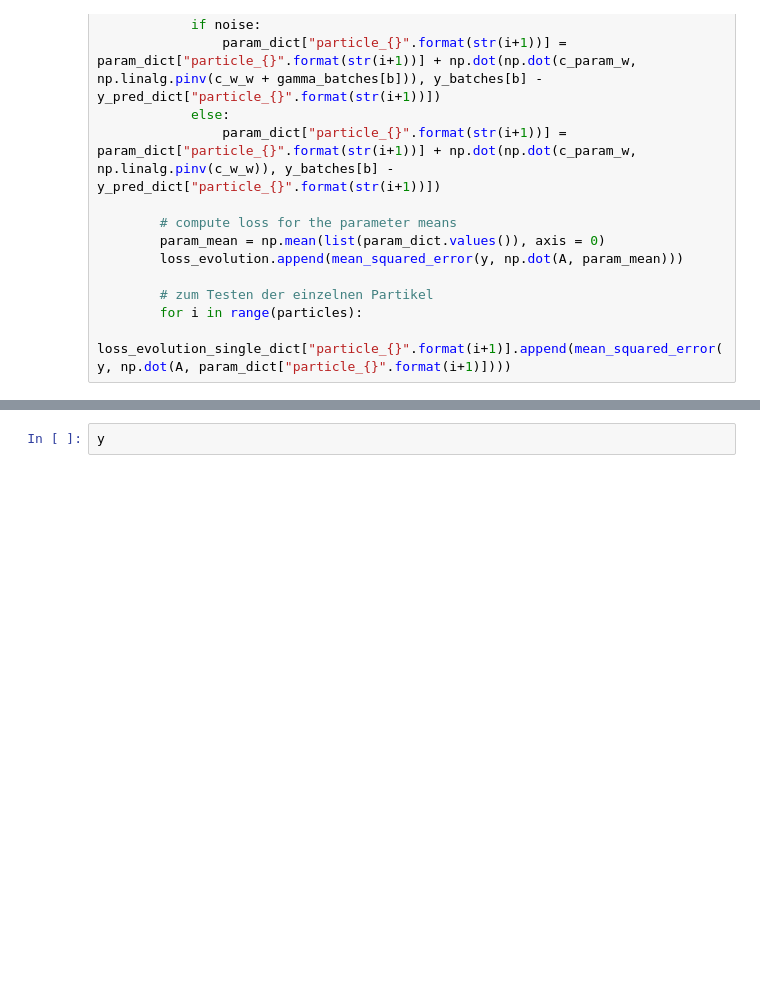
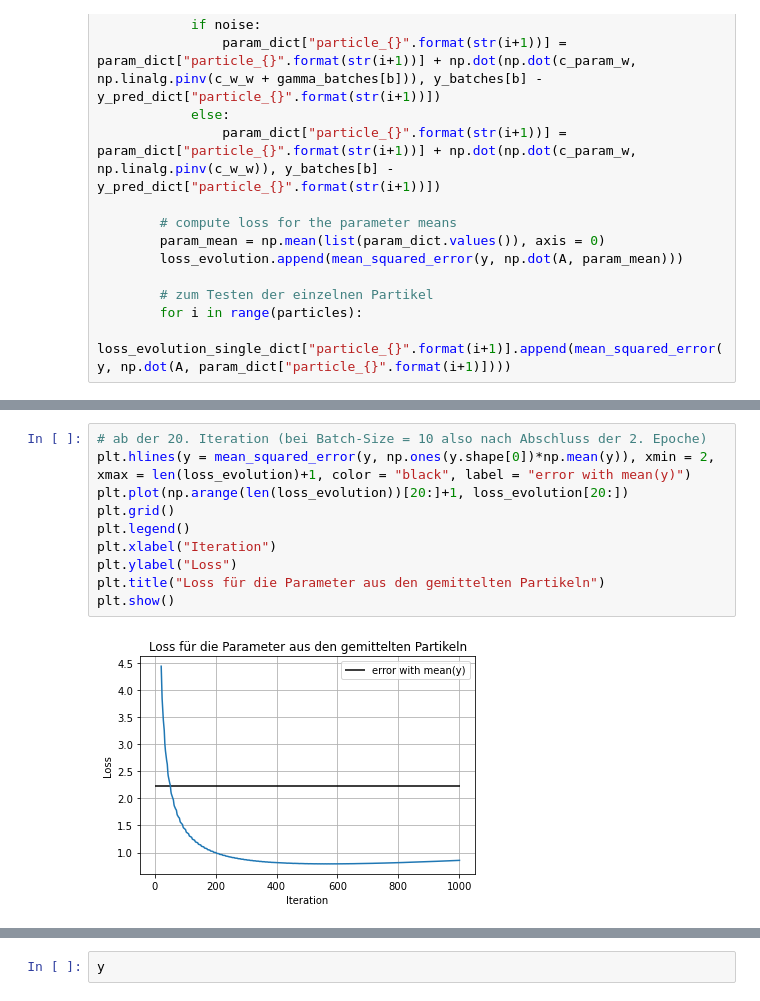
Before and after one commit to moritzlauff/thesis_programming, a Jupyter notebook: code_tests/linear_case_enkf_test.ipynb, the cells around one changed output, grey strips where cells are left out. Drawn from its saved outputs; the diff is of its cells as text; blank space fills up the shorter version.

```diff
--- a/code_tests/linear_case_enkf_test.ipynb
+++ b/code_tests/linear_case_enkf_test.ipynb
@@ -303,3 +311,15 @@ plt.show()
+# %%
+# ab der 20. Iteration (bei Batch-Size = 10 also nach Abschluss der 2. Epoche)
+plt.hlines(y = mean_squared_error(y, np.ones(y.shape[0])*np.mean(y)), xmin = 2, xmax = len(loss_evolution)+1, color = "black", label = "error with mean(y)")
+plt.plot(np.arange(len(loss_evolution))[20:]+1, loss_evolution[20:])
+plt.grid()
+plt.legend()
+plt.xlabel("Iteration")
+plt.ylabel("Loss")
+plt.title("Loss für die Parameter aus den gemittelten Partikeln")
+plt.show()
+# %% [output]
+[figure, added]
 # %%
 # ohne den initialen Guess
 plt.hlines(y = mean_squared_error(y, np.ones(y.shape[0])*np.mean(y)), xmin = 2, xmax = len(loss_evolution)+1, color = "black", label = "error with mean(y)")
```
Also changed, not shown: parts of 8 cells of this notebook.
